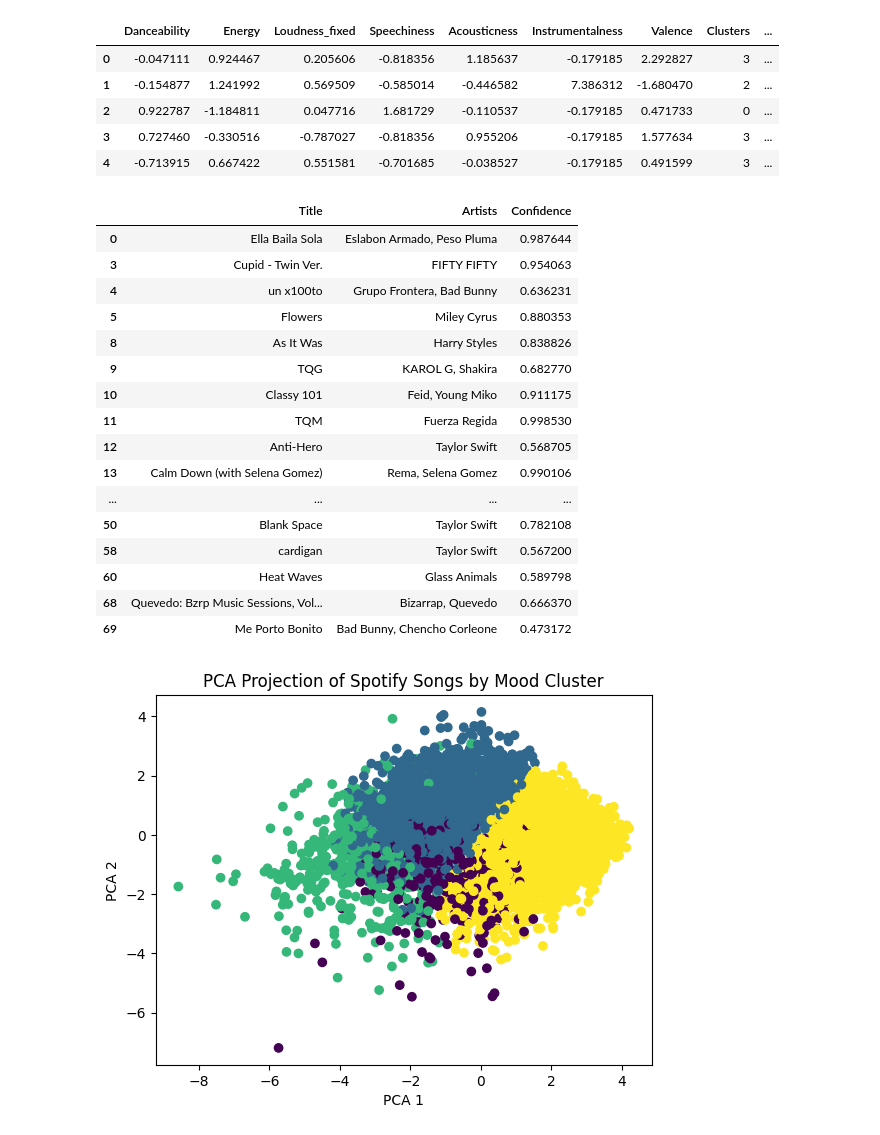
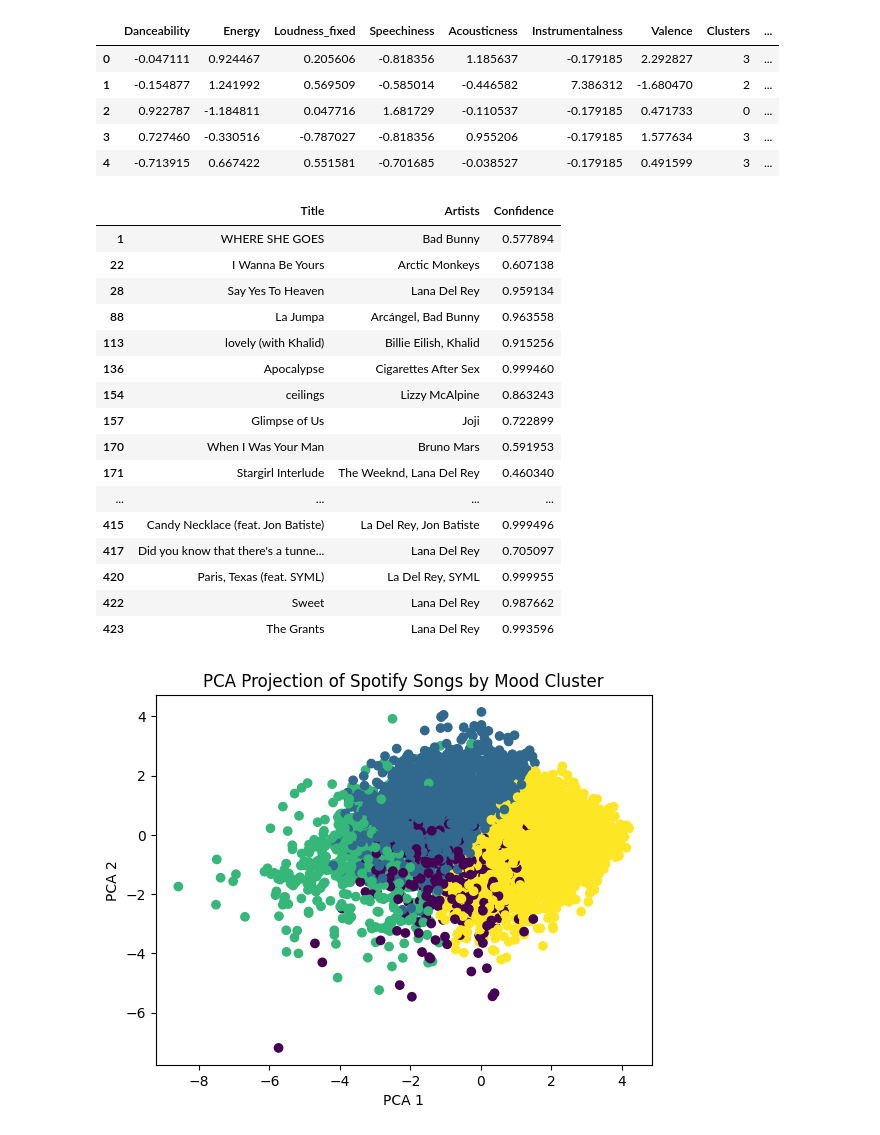
Before and after one commit to ashrafbadalof/Spotify-Project, a Jupyter notebook: Spotify_Dataset.ipynb, the cells around one changed output. Saved outputs shown, nothing was run; the diff lists cells and outputs as text; code cells hidden in the pictures.

```diff
--- a/Spotify_Dataset.ipynb
+++ b/Spotify_Dataset.ipynb
@@ -492,25 +494,25 @@ final_df.head()
 | 3 | 0.727460 | -0.330516 | -0.787027 | -0.818356 | 0.955206 | -0.179185 | 1.577634 | 3 | ... |
 | 4 | -0.713915 | 0.667422 | 0.551581 | -0.701685 | -0.038527 | -0.179185 | 0.491599 | 3 | ... |
 # %%
-final_df[['Title', 'Artists', 'Confidence']][final_df['Mood'] == 'Happy & Mainstream Pop'].head(30)
+final_df[['Title', 'Artists', 'Confidence']][final_df['Mood'] == 'Sad / Melancholic'].head(30)
 # %% [output]
 |  | Title | Artists | Confidence |
-| 0 | Ella Baila Sola | Eslabon Armado, Peso Pluma | 0.987644 |
-| 3 | Cupid - Twin Ver. | FIFTY FIFTY | 0.954063 |
-| 4 | un x100to | Grupo Frontera, Bad Bunny | 0.636231 |
-| 5 | Flowers | Miley Cyrus | 0.880353 |
-| 8 | As It Was | Harry Styles | 0.838826 |
-| 9 | TQG | KAROL G, Shakira | 0.682770 |
-| 10 | Classy 101 | Feid, Young Miko | 0.911175 |
-| 11 | TQM | Fuerza Regida | 0.998530 |
-| 12 | Anti-Hero | Taylor Swift | 0.568705 |
-| 13 | Calm Down (with Selena Gomez) | Rema, Selena Gomez | 0.990106 |
+| 1 | WHERE SHE GOES | Bad Bunny | 0.577894 |
+| 22 | I Wanna Be Yours | Arctic Monkeys | 0.607138 |
+| 28 | Say Yes To Heaven | Lana Del Rey | 0.959134 |
+| 88 | La Jumpa | Arcángel, Bad Bunny | 0.963558 |
+| 113 | lovely (with Khalid) | Billie Eilish, Khalid | 0.915256 |
+| 136 | Apocalypse | Cigarettes After Sex | 0.999460 |
+| 154 | ceilings | Lizzy McAlpine | 0.863243 |
+| 157 | Glimpse of Us | Joji | 0.722899 |
+| 170 | When I Was Your Man | Bruno Mars | 0.591953 |
+| 171 | Stargirl Interlude | The Weeknd, Lana Del Rey | 0.460340 |
 | ... | ... | ... | ... |
-| 50 | Blank Space | Taylor Swift | 0.782108 |
-| 58 | cardigan | Taylor Swift | 0.567200 |
-| 60 | Heat Waves | Glass Animals | 0.589798 |
-| 68 | Quevedo: Bzrp Music Sessions, Vol... | Bizarrap, Quevedo | 0.666370 |
-| 69 | Me Porto Bonito | Bad Bunny, Chencho Corleone | 0.473172 |
+| 415 | Candy Necklace (feat. Jon Batiste) | La Del Rey, Jon Batiste | 0.999496 |
+| 417 | Did you know that there's a tunne... | Lana Del Rey | 0.705097 |
+| 420 | Paris, Texas (feat. SYML) | La Del Rey, SYML | 0.999955 |
+| 422 | Sweet | Lana Del Rey | 0.987662 |
+| 423 | The Grants | Lana Del Rey | 0.993596 |
 # %%
 plt.scatter(X_pca[:,0], X_pca[:, 1], c = X_scaled_df['Clusters'])
 plt.title('PCA Projection of Spotify Songs by Mood Cluster')
```
Also changed, not shown: parts of 12 cells of this notebook.
